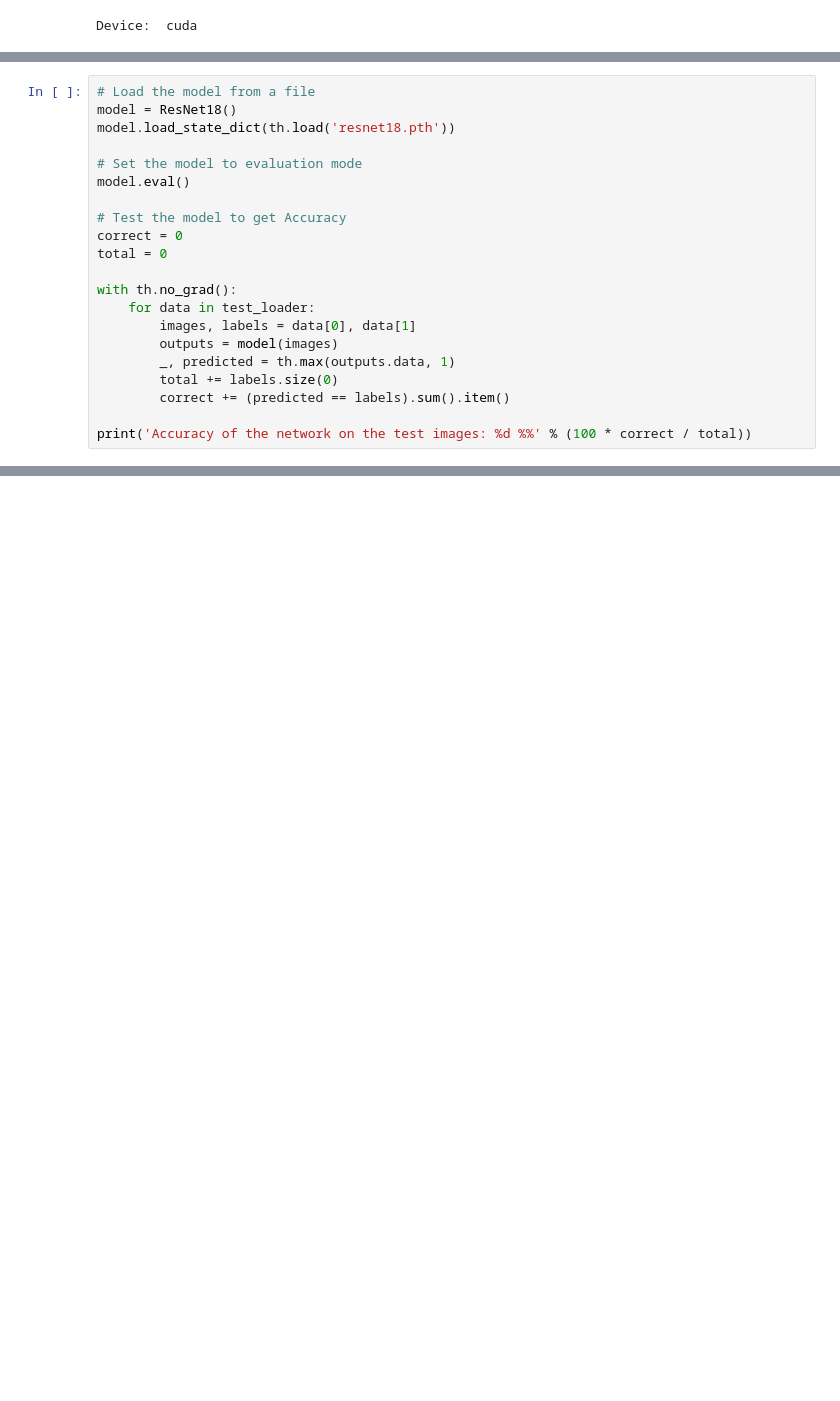
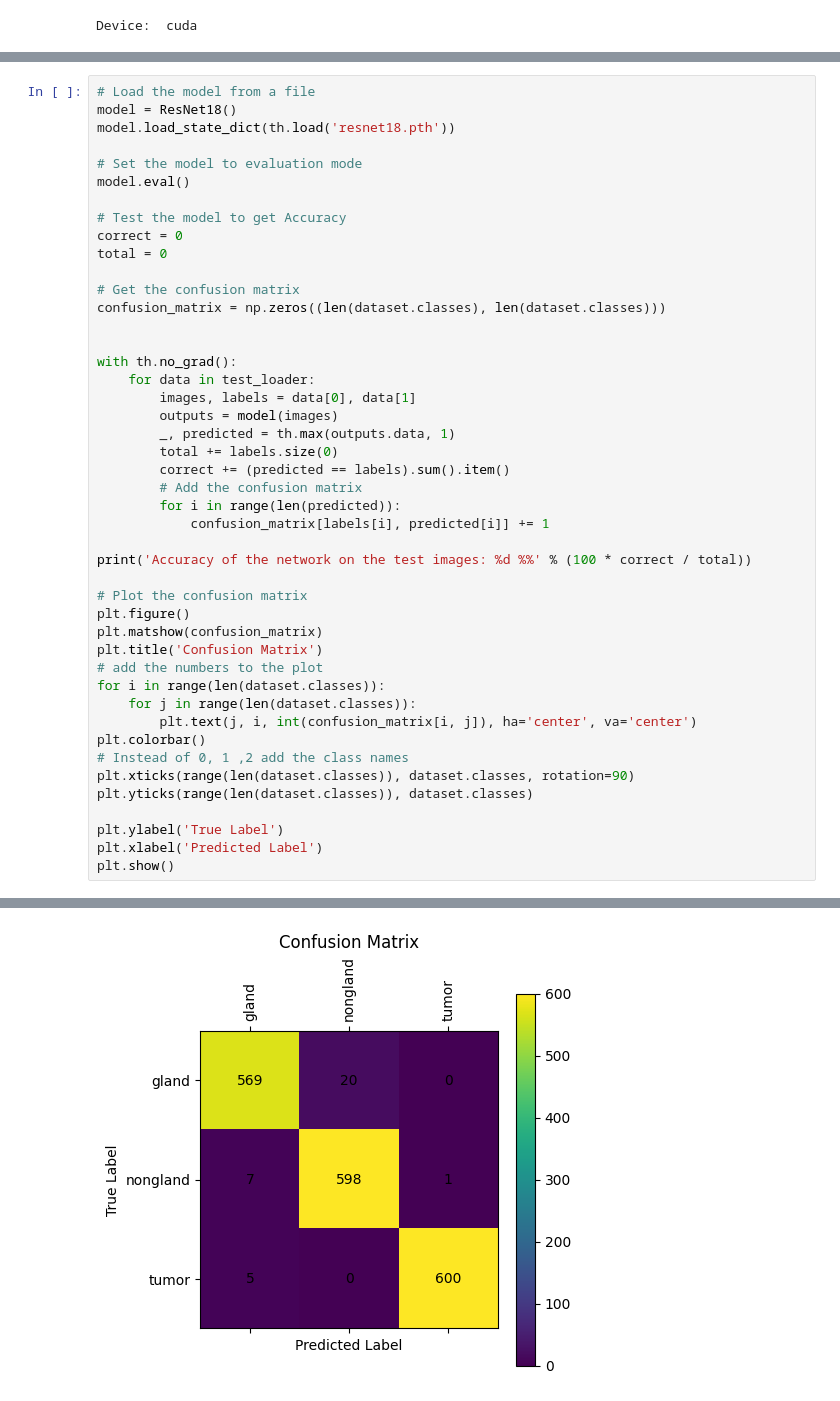
Before and after one commit to DimitriKaragiannakis99/CNN-Image-Classification, a Jupyter notebook: Alvaro/Implementation.ipynb, the cells around one changed output, grey strips where cells are left out. Drawn from its saved outputs; the diff is of its cells as text; blank space fills up the shorter version.

```diff
--- a/Alvaro/Implementation.ipynb
+++ b/Alvaro/Implementation.ipynb
@@ -195,6 +222,10 @@ model.eval()
 correct = 0
 total = 0
 
+# Get the confusion matrix
+confusion_matrix = np.zeros((len(dataset.classes), len(dataset.classes)))
+
+
 with th.no_grad():
     for data in test_loader:
         images, labels = data[0], data[1]
@@ -202,6 +233,26 @@ with th.no_grad():
         _, predicted = th.max(outputs.data, 1)
         total += labels.size(0)
         correct += (predicted == labels).sum().item()
+        # Add the confusion matrix
+        for i in range(len(predicted)):
+            confusion_matrix[labels[i], predicted[i]] += 1
 
 print('Accuracy of the network on the test images: %d %%' % (100 * correct / total))
+
+# Plot the confusion matrix
+plt.figure()
+plt.matshow(confusion_matrix)
+plt.title('Confusion Matrix')
+# add the numbers to the plot
+for i in range(len(dataset.classes)):
+    for j in range(len(dataset.classes)):
+        plt.text(j, i, int(confusion_matrix[i, j]), ha='center', va='center')
+plt.colorbar()
+# Instead of 0, 1 ,2 add the class names
+plt.xticks(range(len(dataset.classes)), dataset.classes, rotation=90)
+plt.yticks(range(len(dataset.classes)), dataset.classes)
+
+plt.ylabel('True Label')
+plt.xlabel('Predicted Label')
+plt.show()
 # %% [output]
@@ -208,0 +261 @@ Accuracy of the network on the test images: 97 %
+[figure, added]
```
Also changed, not shown: parts of 5 cells of this notebook, 1 other file.
